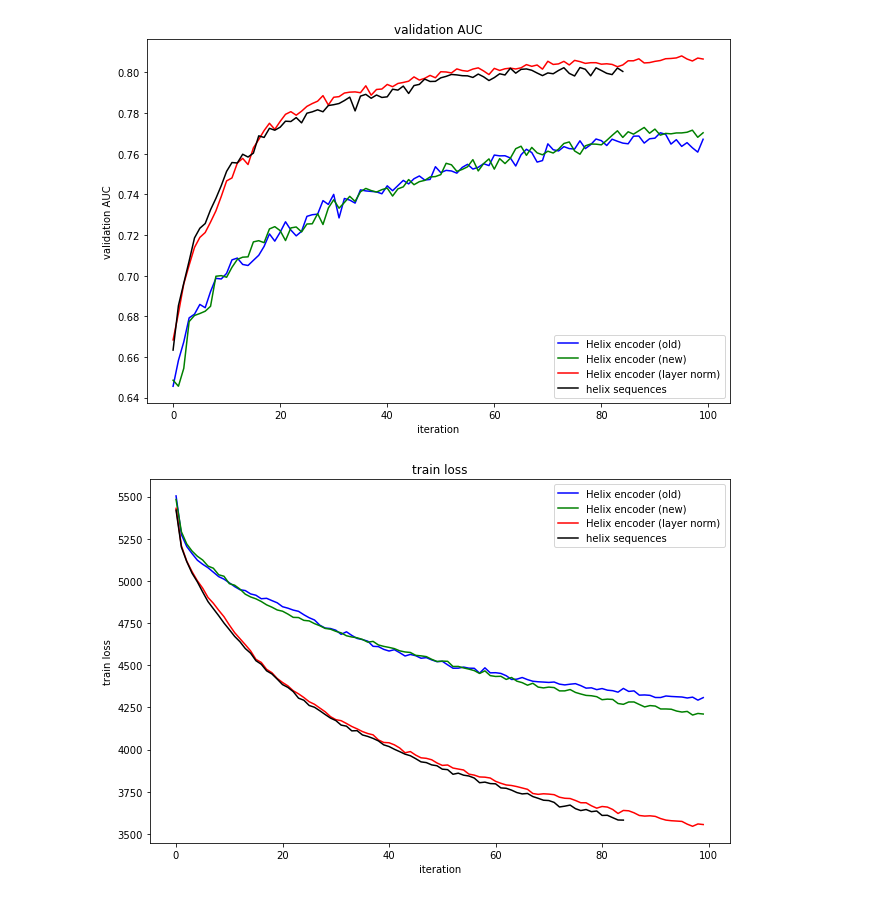
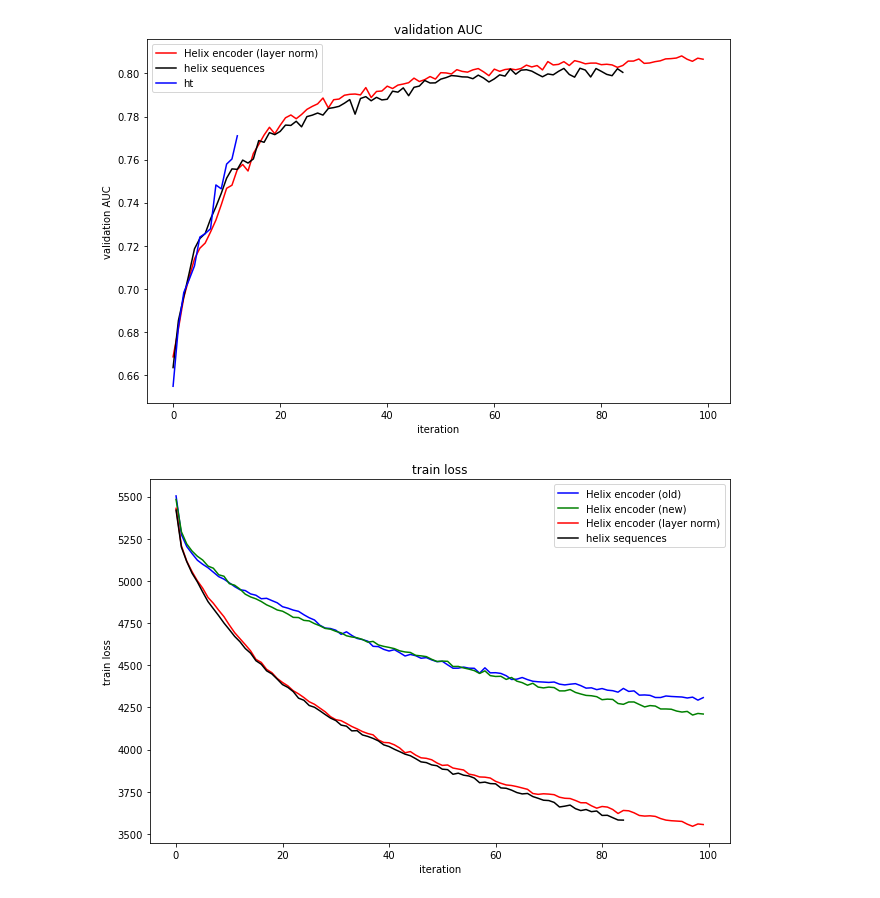
Before and after one commit to Haru38/HelixEncoder, a Jupyter notebook: helix_encoder/make_roc.ipynb, the cells around one changed output. Drawn from its saved outputs; the diff is of its cells as text; code cells hidden in the pictures.

```diff
--- a/helix_encoder/make_roc.ipynb
+++ b/helix_encoder/make_roc.ipynb
@@ -6,6 +6,7 @@ old = "AUCs--lr=1e-4,dropout=0.1,weight_decay=1e-4,kernel=7,n_layer=3,batch=64,C
 new = "classA_position_reverse.txt"
 layernorm = "classA_position_reverse_layerNorm.txt"
 concat = "AUCs--lr=1e-4,dropout=0.1,weight_decay=1e-4,kernel=7,n_layer=3,batch=64,ClassAbyproteinHelix,100e,concat.txt"
+ht = "ht.txt"
 
 # read
 
@@ -23,6 +24,7 @@ old_valAUC,old_trainLoss = open_file(old)
 new_valAUC,new_trainLoss = open_file(new)
 layer_valAUC,layer_trainLoss = open_file(layernorm)
 con_valAUC,con_trainLoss = open_file(concat)
+ht_valAUC,ht_trainloss = open_file(ht)
 
 import numpy as np
 layer_pad = [np.nan]*100
@@ -32,31 +34,37 @@ for i,v in enumerate(layer_valAUC):
 con_pad = [np.nan]*100
 for i,v in enumerate(con_valAUC):
   con_pad[i] = v
+
+ht_pad = [np.nan]*100
+for i,v in enumerate(ht_valAUC):
+  ht_pad[i] = v
 # %%
 import matplotlib.pyplot as plt
 import numpy as np
 
 fig, ax = plt.subplots(figsize = (9,6))
 
 t = [i for i in range(100)]
-c1,c2,c3,c4 = "blue","green","red","black"
-l1,l2,l3,l4 = "Helix encoder (old)","Helix encoder (new)","Helix encoder (layer norm)","helix sequences"
+c1,c2,c3,c4,c5 = "blue","green","red","black","blue"
+l1,l2,l3,l4 ,l5= "Helix encoder (old)","Helix encoder (new)","Helix encoder (layer norm)","helix sequences","ht"
 
 ax.set_xlabel('iteration')  # x軸ラベル
 ax.set_ylabel('validation AUC')  # y軸ラベル
 ax.set_title("validation AUC")
 
 
-ax.plot(t, old_valAUC, color=c1, label=l1)
-ax.plot(t, new_valAUC, color=c2, label=l2)
+#ax.plot(t, old_valAUC, color=c1, label=l1)
+#ax.plot(t, new_valAUC, color=c2, label=l2)
 ax.plot(t, layer_pad, color=c3, label=l3)
 ax.plot(t, con_pad, color=c4, label=l4)
+ax.plot(t, ht_pad, color=c5, label=l5)
+
 ax.legend(loc=0)
 fig.tight_layout()
 fig.savefig("validationAUC.png")
 plt.show()
 # %% [output]
-[figure, old version]
+[figure, new version]
 # %%
 import matplotlib.pyplot as plt
 
```
Also changed, not shown: 13 other files.
